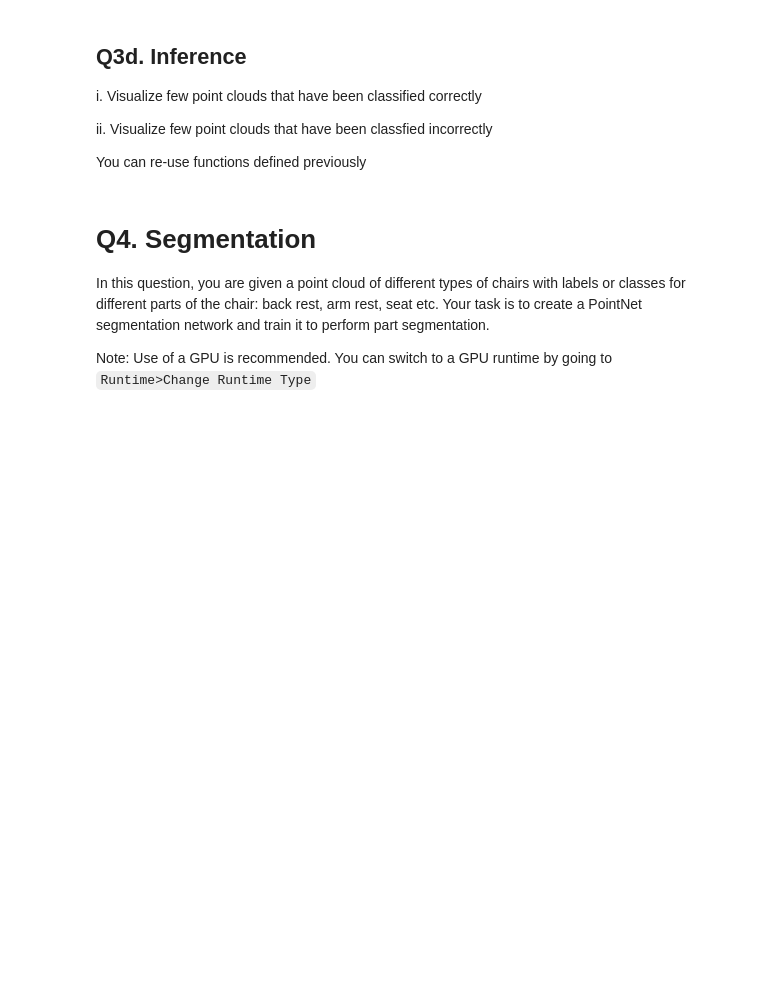
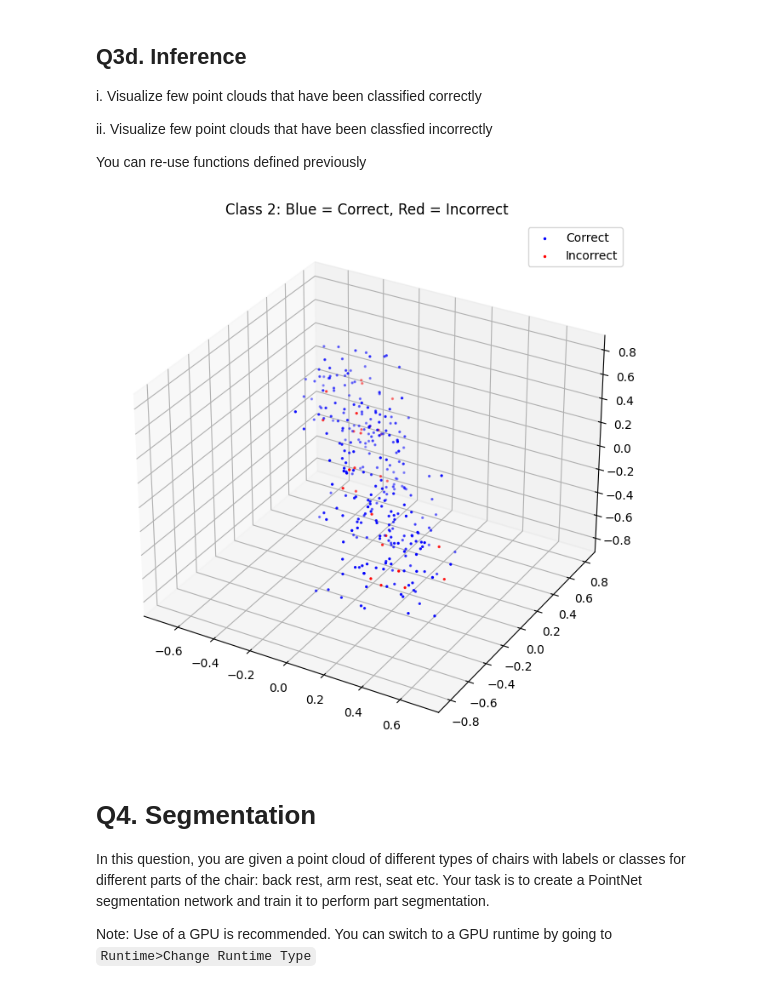
Before and after one commit to Jinjaguo/ROB498-ROB599-3D-Robot-Perception, a Jupyter notebook: HW2/Homework2.ipynb, the cells around one changed output. Drawn from its saved outputs; the diff is of its cells as text; code cells hidden in the pictures; blank space fills up the shorter version.

```diff
--- a/HW2/Homework2.ipynb
+++ b/HW2/Homework2.ipynb
@@ -351,12 +501,12 @@ def test(test_dataloader, model, epoch, device):
 # %%
 NUM_CLASSES = 3
 learning_rate = 0.001
-path = "data/cls"
+path = "./data/cls"
 batch_size = 32
 num_epochs = 150
 model_save_path = os.path.join(os. getcwd(), 'model/best_model.pt')
 device = torch.device("cuda" if torch.cuda.is_available() else 'cpu')
-model = classification_model(NUM_CLASSES).to(device)
+model = PointNetClassification(NUM_CLASSES).to(device)
 opt = optim.Adam(model.parameters(), learning_rate, betas=(0.9, 0.999))
 train_dataloader = get_data_loader(path,batch_size, True)
 test_dataloader = get_data_loader(path,batch_size, False)
@@ -370,8 +520,8 @@ for epoch in tqdm(range(num_epochs)):
     test_accuracy = test(test_dataloader, model, epoch, device, "cls")
     print ("epoch: {}   train loss: {:.4f}   test accuracy: {:.4f}".format(epoch, train_epoch_loss, test_accuracy))
 
-    # if (test_accuracy > best_accuracy):
-    #     best_accuracy = test_accuracy
-        # torch.save(model.state_dict(), model_save_path)
+    if (test_accuracy > best_accuracy):
+        best_accuracy = test_accuracy
+        torch.save(model.state_dict(), model_save_path)
 
 print("===============TRAINING COMPLETE===============")
@@ -383,6 +547,78 @@ i. Visualize few point clouds that have been classified correctly
 ii. Visualize few point clouds that have been classfied incorrectly
 
 You can re-use functions defined previously
+# %%
+import matplotlib.pyplot as plt
+from mpl_toolkits.mplot3d import Axes3D
+import numpy as np
+
+def visualize_class_points(results, target_label, num_samples=1000):
+    target_label -= 1
+    correct_points = []
+    incorrect_points = []
+
+    for r in results:
+        if r['label'] == target_label:
+            pc = r['point_cloud'].T  # shape: (N, 3)
+            pc = pc - np.mean(pc, axis=0)
+
+            if r['label'] == r['predicted']:
+                correct_points.append(pc)
+            else:
+                incorrect_points.append(pc)
+
+            if len(correct_points) + len(incorrect_points) >= num_samples:
+                break
+
+    if not correct_points and not incorrect_points:
+        print(f"No samples found for class {target_label}")
+        return
+
+    correct_all = np.vstack(correct_points) if correct_points else np.zeros((0, 3))
+    incorrect_all = np.vstack(incorrect_points) if incorrect_points else np.zeros((0, 3))
+
+    fig = plt.figure(figsize=(8, 8))
+    ax = fig.add_subplot(111, projection='3d')
+
+    if correct_all.shape[0] > 0:
+        ax.scatter(correct_all[:, 0], correct_all[:, 1], correct_all[:, 2], s=2, c='blue', label='Correct')
+    if incorrect_all.shape[0] > 0:
+        ax.scatter(incorrect_all[:, 0], incorrect_all[:, 1], incorrect_all[:, 2], s=2, c='red', label='Incorrect')
+
+    ax.set_title(f'Class {target_label+1}: Blue = Correct, Red = Incorrect')
+    ax.legend()
+    plt.show()
+
+
+def test_with_results(test_dataloader, model, device):
+    model.eval()
+    all_results = []
+
+    with torch.no_grad():
+        for point_clouds, labels in test_dataloader:
+            point_clouds = point_clouds.to(device)
+            labels = labels.to(device).long()
+            outputs = model(point_clouds)
+            predicted = torch.argmax(outputs, dim=1)
+
+            for i in range(point_clouds.size(0)):
+                all_results.append({
+                    'point_cloud': point_clouds[i].cpu().numpy(),
+                    'label': labels[i].item(),
+                    'predicted': predicted[i].item()
+                })
+
+    return all_results
+
+model = PointNetClassification(NUM_CLASSES).to(device)
+model.load_state_dict(torch.load('./model/best_model.pt', map_location=device))
+model.eval()
+
+results = test_with_results(test_dataloader, model, device)
+
+visualize_class_points(results, target_label=2, num_samples=5000)
+# %% [output]
+[figure, added]
 # %% [markdown]
 # Q4. Segmentation
 
```
Also changed, not shown: parts of 22 cells of this notebook, 13 other files.
